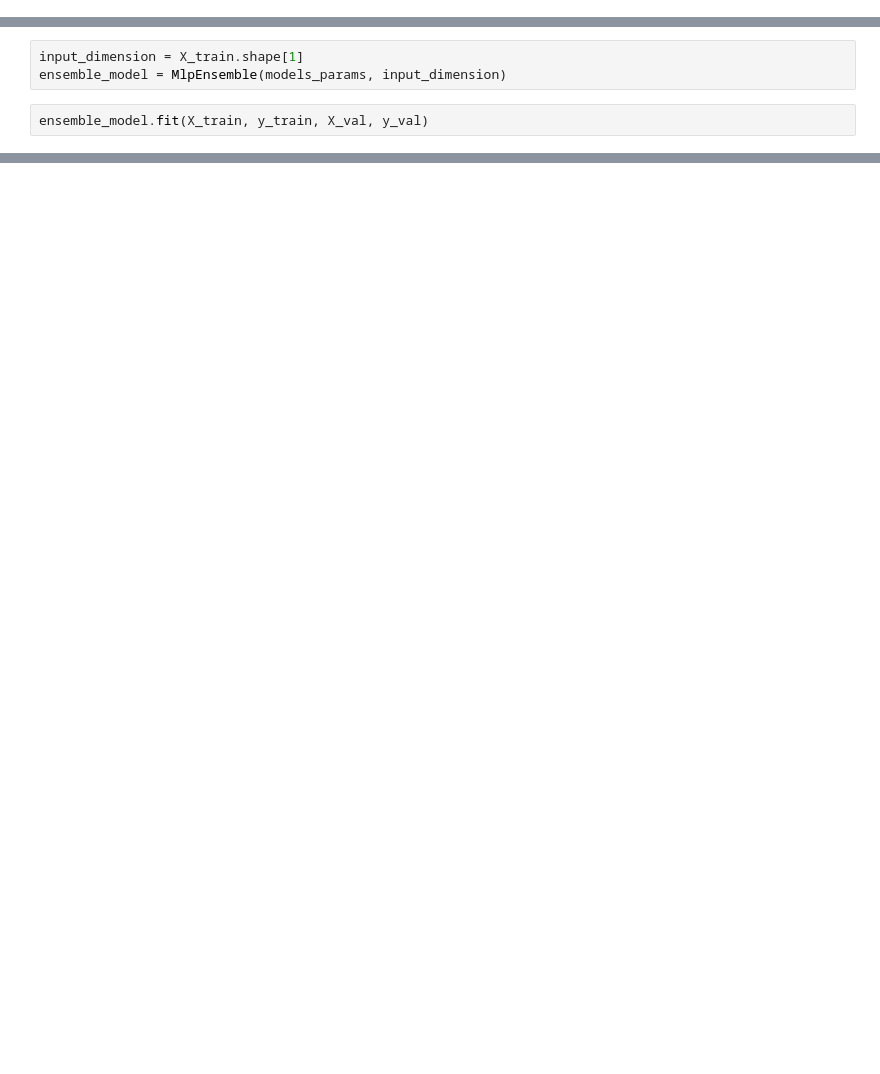
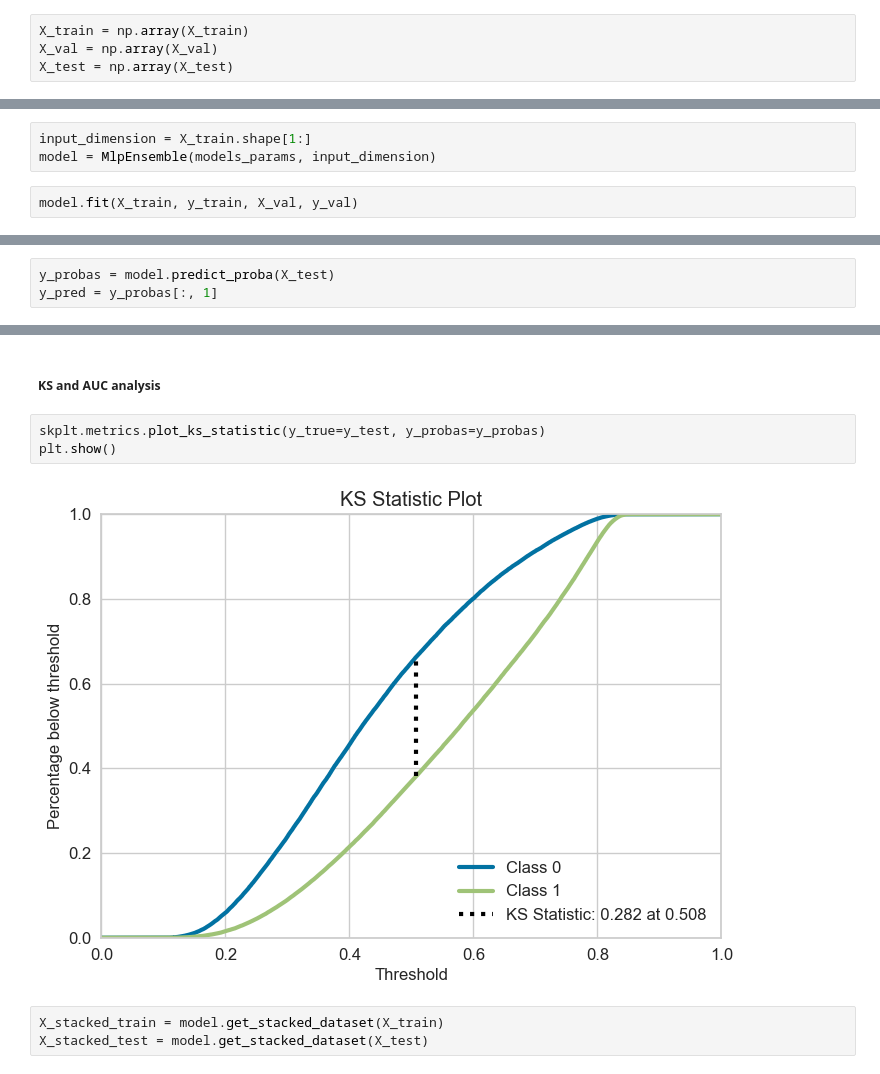
Before and after one commit to yvesemmanuel/machine_learning, a Jupyter notebook: credit analysis/mlp_ensemble/MLP_ensemble.ipynb, the cells around one changed output, grey strips where cells are left out. Saved outputs shown, nothing was run; the diff lists cells and outputs as text; blank space fills up the shorter version.

Commit message:
mlp-ensemble

```diff
--- a/credit analysis/mlp_ensemble/MLP_ensemble.ipynb
+++ b/credit analysis/mlp_ensemble/MLP_ensemble.ipynb
@@ -13,0 +16,4 @@ X_val, y_val = df_valid.drop(['IND_BOM_1_1'], axis=1), df_valid['IND_BOM_1_1']
+# %%
+X_train = np.array(X_train)
+X_val = np.array(X_val)
+X_test = np.array(X_test)
@@ -52,7 +79,7 @@ models_params = [
 ]
 # %%
-input_dimension = X_train.shape[1]
-ensemble_model = MlpEnsemble(models_params, input_dimension)
+input_dimension = X_train.shape[1:]
+model = MlpEnsemble(models_params, input_dimension)
 # %%
-ensemble_model.fit(X_train, y_train, X_val, y_val)
+model.fit(X_train, y_train, X_val, y_val)
 # %% [output]
@@ -99,0 +145,3 @@ variables.h5                                   2023-04-06 22:31:38       531800
+# %%
+y_probas = model.predict_proba(X_test)
+y_pred = y_probas[:, 1]
@@ -99,0 +155,10 @@ variables.h5                                   2023-04-06 22:31:38       531800
+# %% [markdown]
+##### KS and AUC analysis
+# %%
+skplt.metrics.plot_ks_statistic(y_true=y_test, y_probas=y_probas)
+plt.show()
+# %% [output]
+[figure, added]
+# %%
+X_stacked_train = model.get_stacked_dataset(X_train)
+X_stacked_test = model.get_stacked_dataset(X_test)
```
Also changed, not shown: parts of 25 cells of this notebook, 10 other files.
